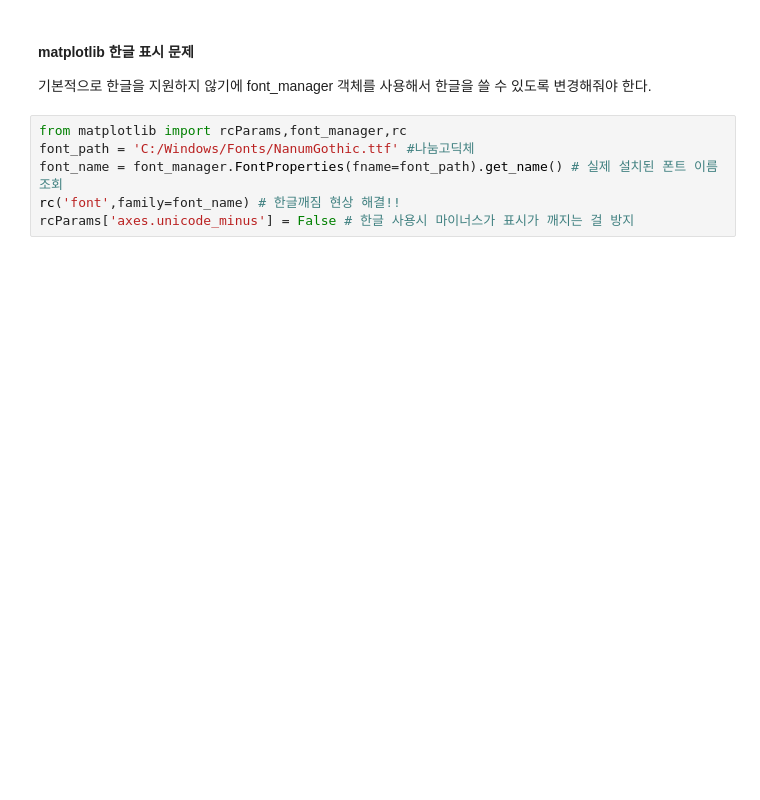
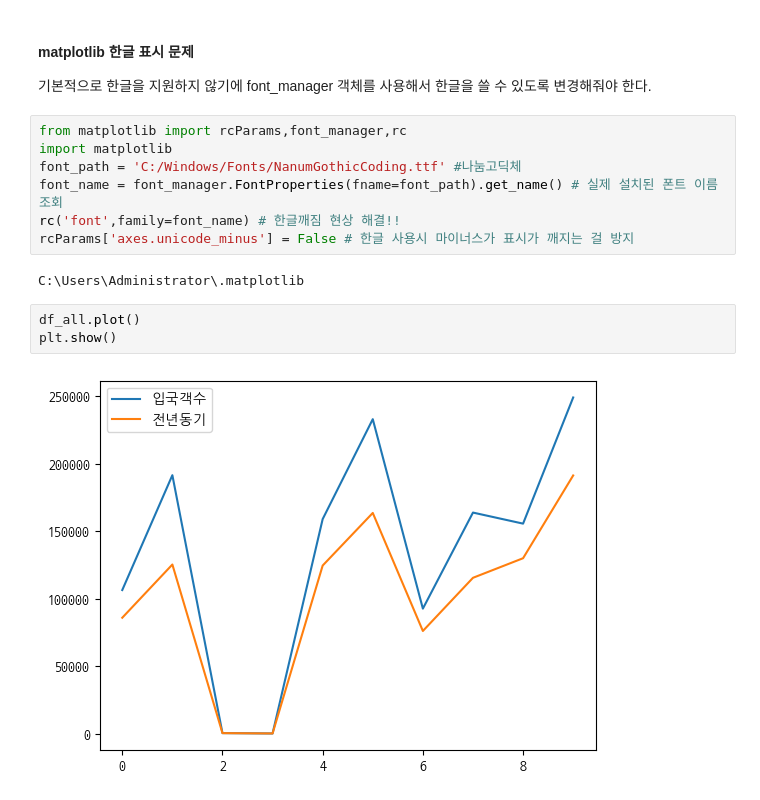
Before and after one commit to KangJeongTaek/bigdata-analysis-2024, a Jupyter notebook: day02/da05_plot_basic.ipynb, the cells around one changed output. Cells and saved outputs as stored; diff of their text form; blank space fills up the shorter version.

```diff
--- a/day02/da05_plot_basic.ipynb
+++ b/day02/da05_plot_basic.ipynb
@@ -154,7 +122,15 @@ df_all
 기본적으로 한글을 지원하지 않기에 font_manager 객체를 사용해서 한글을 쓸 수 있도록 변경해줘야 한다.
 # %%
 from matplotlib import rcParams,font_manager,rc
-font_path = 'C:/Windows/Fonts/NanumGothic.ttf' #나눔고딕체
+import matplotlib
+font_path = 'C:/Windows/Fonts/NanumGothicCoding.ttf' #나눔고딕체
 font_name = font_manager.FontProperties(fname=font_path).get_name() # 실제 설치된 폰트 이름 조회
 rc('font',family=font_name) # 한글깨짐 현상 해결!!
 rcParams['axes.unicode_minus'] = False # 한글 사용시 마이너스가 표시가 깨지는 걸 방지
+# %% [output]
+C:\Users\Administrator\.matplotlib
+# %%
+df_all.plot()
+plt.show()
+# %% [output]
+[figure, added]
```
Also changed, not shown: parts of 14 cells of this notebook, 6 other files.
